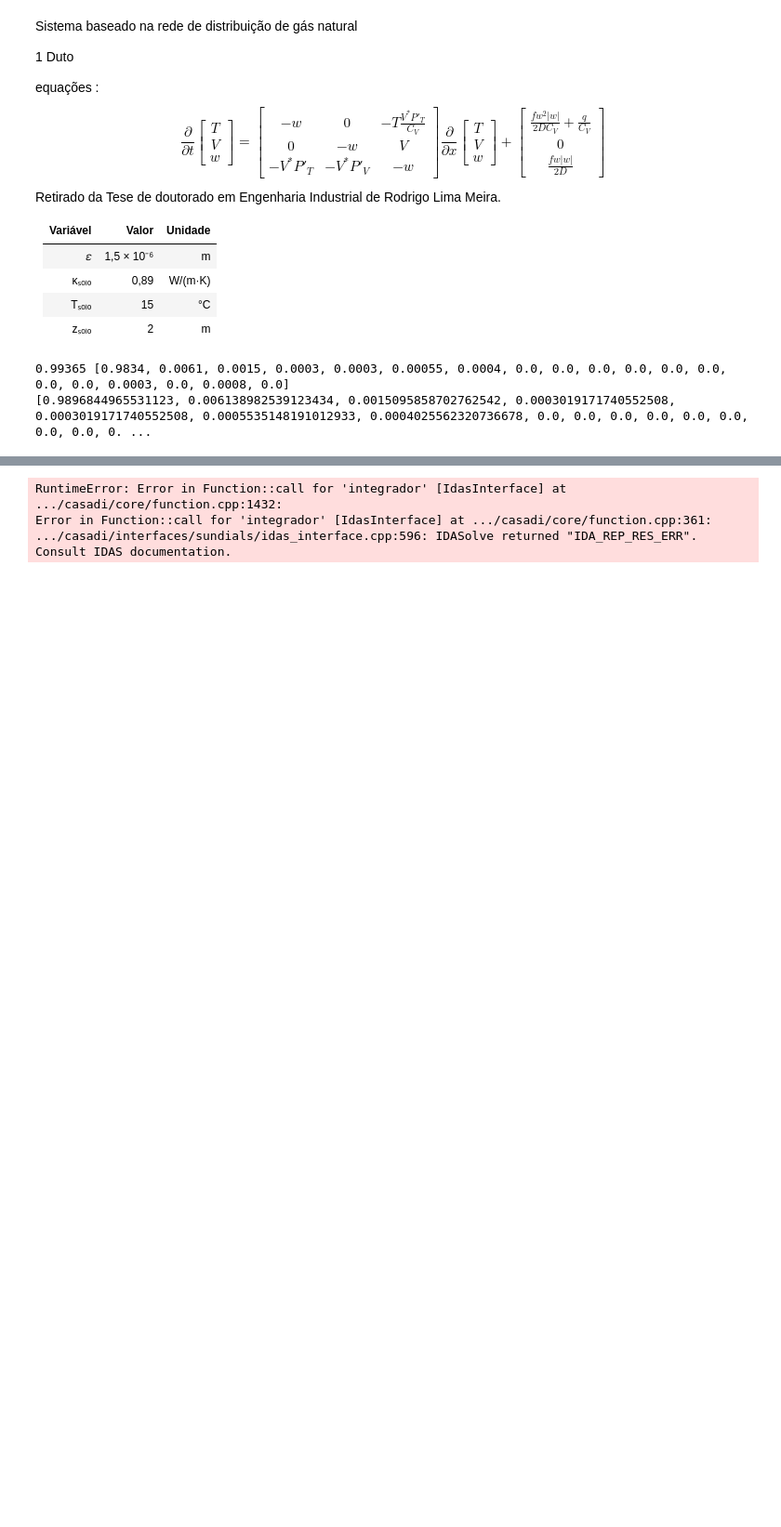
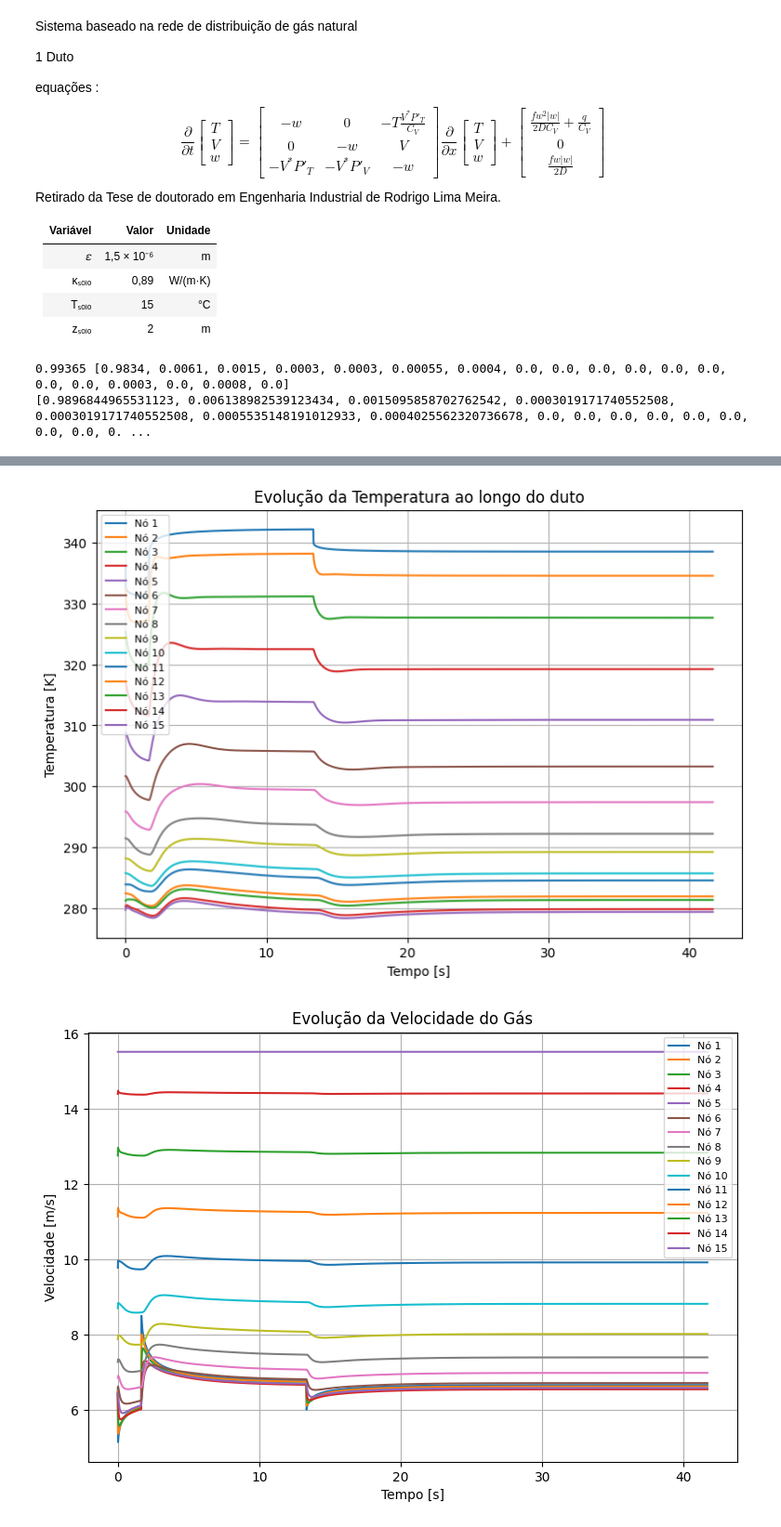
Before and after one commit to MMatheusB/UFBA, a Jupyter notebook: Duto_Rede_de_gas/teste.ipynb, the cells around one changed output, grey strips where cells are left out. Shown at 93% size. Drawn from its saved outputs; the diff is of its cells as text; code cells hidden in the pictures; blank space fills up the shorter version.

```diff
--- a/Duto_Rede_de_gas/teste.ipynb
+++ b/Duto_Rede_de_gas/teste.ipynb
@@ -377,7 +377,7 @@ integrador = ca.integrator(
 # --- Condições iniciais ---
 y0 = np.array(y0, dtype=float)
 z0 = np.array(z_sol, dtype=float)
-u0 = np.array([620.0, 4000, 300.0])
+u0 = np.array([600.0, 4000, 300.0])
 
 # --- Simulação temporal ---
 n_steps = 2500  # número de passos
@@ -399,7 +399,8 @@ u_current = u0
 for i in range(1, n_steps):
     if i == 100:
         u_current[0] = 700.0
-
+    if i ==600:
+        u_current[0] = 670.0
     sol = integrador(
         x0=ca.DM(y_current),
         z0=ca.DM(z_current),
@@ -461,7 +462,7 @@ plt.title("Evolução do Volume especifico")
 for i in range(n_points):
     plt.plot(t_horas, V_sol[:, i], label=f"Nó {i+1}")
 plt.xlabel("Tempo [s]")
-plt.ylabel("Velocidade [m3/kmol]")
+plt.ylabel("Volume especifico [m3/kmol]")
 plt.grid(True)
 plt.legend(loc="best", fontsize=8)
 plt.show()
@@ -495,3 +479,2 @@ At t = 0.690745, repeated recoverable residual errors.
-RuntimeError: Error in Function::call for 'integrador' [IdasInterface] at .../casadi/core/function.cpp:1432:
-Error in Function::call for 'integrador' [IdasInterface] at .../casadi/core/function.cpp:361:
-.../casadi/interfaces/sundials/idas_interface.cpp:596: IDASolve returned "IDA_REP_RES_ERR". Consult IDAS documentation.
+[figure, added]
+[figure, added]
```
Also changed, not shown: parts of 5 cells of this notebook, 1 other file.
